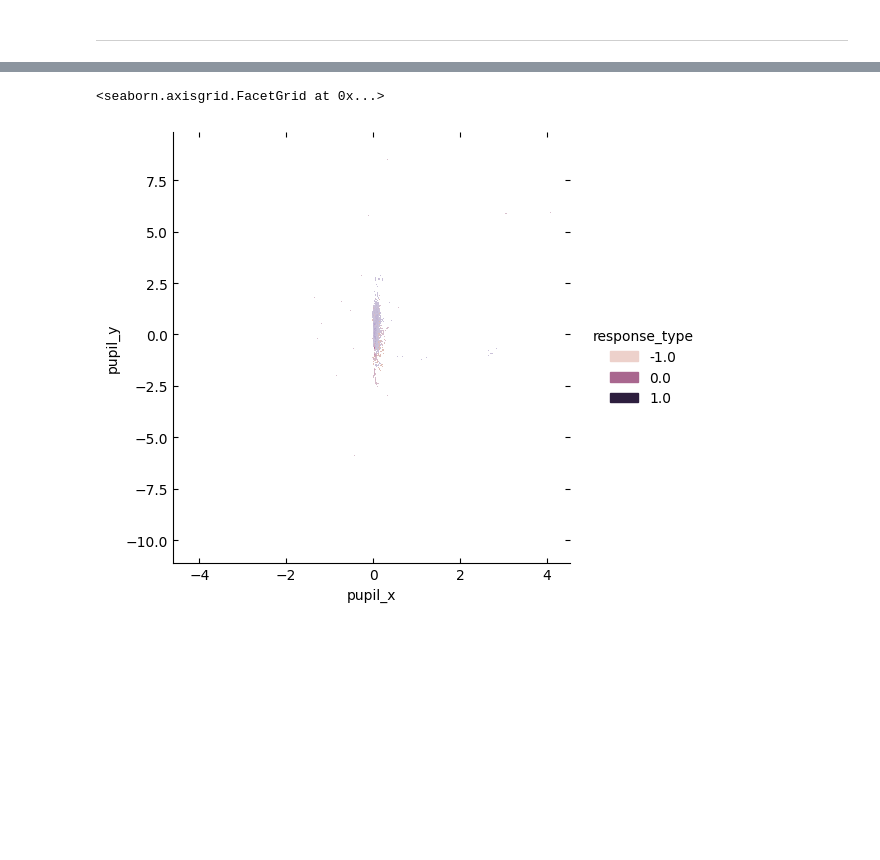
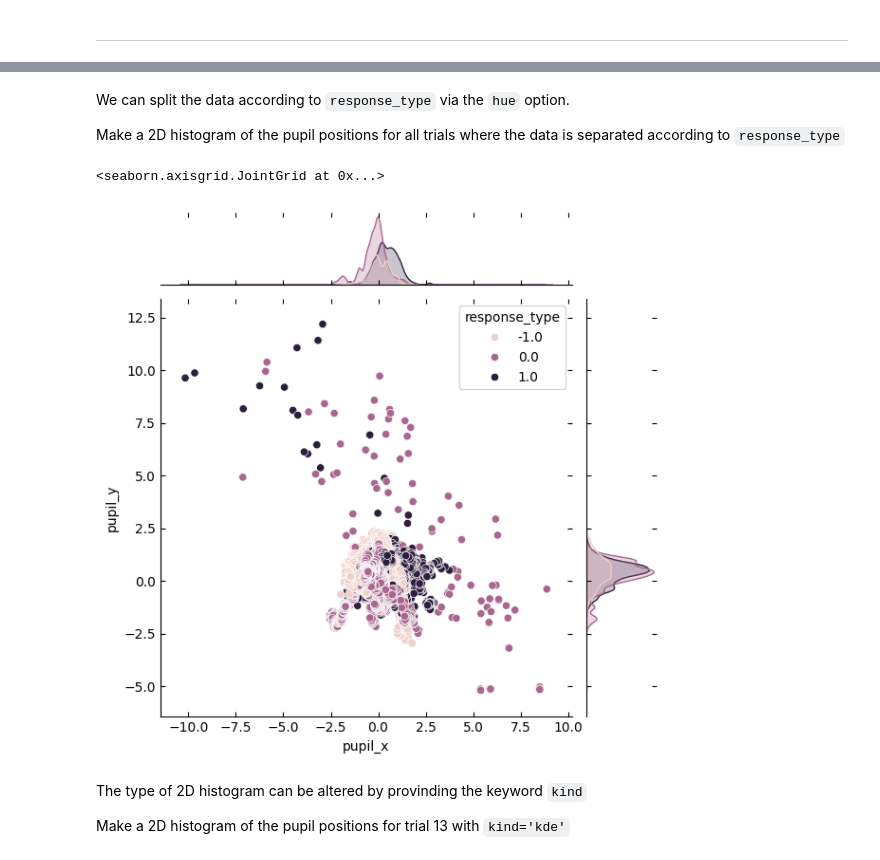
Before and after one commit to ibehave-ibots/iBOTS-Tools, a Jupyter notebook: workshops/python-workshop-1/plan/day3/6 Pupil Position Analysis With Pandas And Pingouin.ipynb, the cells around one changed output, grey strips where cells are left out. Drawn from its saved outputs; the diff is of its cells as text; code cells hidden in the pictures; blank space fills up the shorter version.

```diff
--- a/workshops/python-workshop-1/plan/day3/6 Pupil Position Analysis With Pandas And Pingouin.ipynb
+++ b/workshops/python-workshop-1/plan/day3/6 Pupil Position Analysis With Pandas And Pingouin.ipynb
@@ -340,5 +337,10 @@ sns.histplot(data=df[df['trial']==134], x='pupil_x', stat='count')
+# %% [markdown]
+We can split the data according to `response_type` via the `hue` option.
+
+Make a 2D histogram of the pupil positions for all trials where the data is separated according to `response_type`
 # %%
-sns.displot(df, x="pupil_x", y="pupil_y", hue='response_type')
+
+sns.jointplot(df, x="pupil_x", y="pupil_y", hue='response_type')
 # %% [output]
-<seaborn.axisgrid.FacetGrid at 0x...>
+<seaborn.axisgrid.JointGrid at 0x...>
-[figure, old version]
+[figure, new version]
@@ -348,0 +347,4 @@ dataset.where(dataset.active_trials==1 , drop=True)[['trial', 'pupil_x', 'pupil_
+# %% [markdown]
+The type of 2D histogram can be altered by provinding the keyword `kind`
+
+Make a 2D histogram of the pupil positions for trial 13 with `kind='kde'`
```
Also changed, not shown: parts of 54 cells of this notebook.
